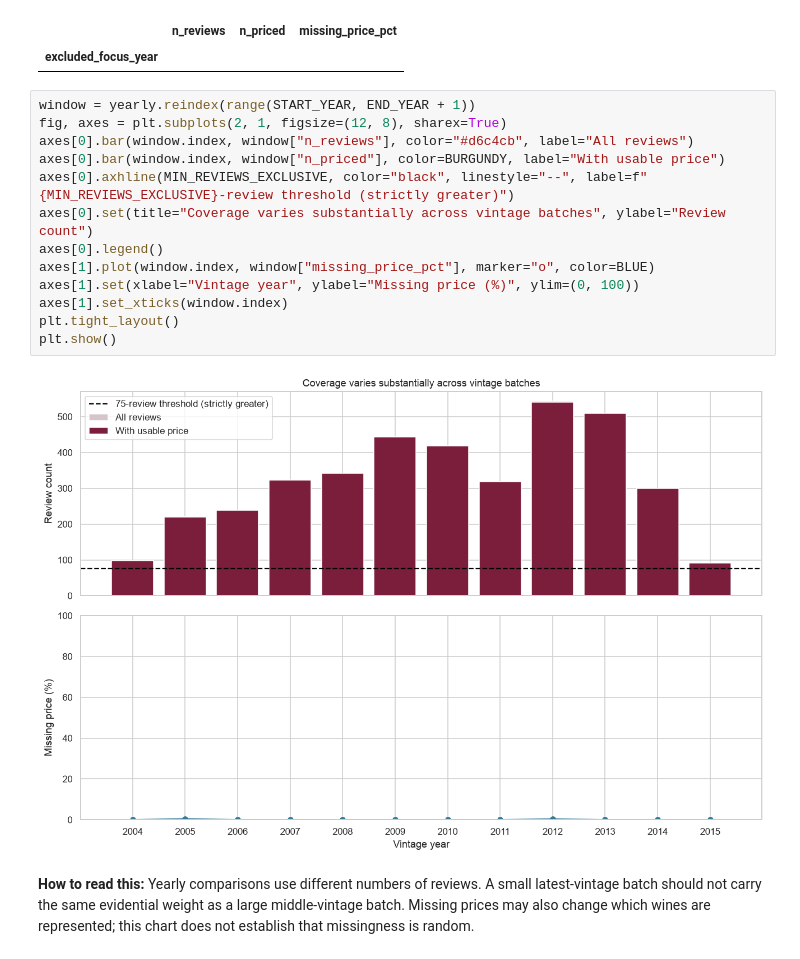
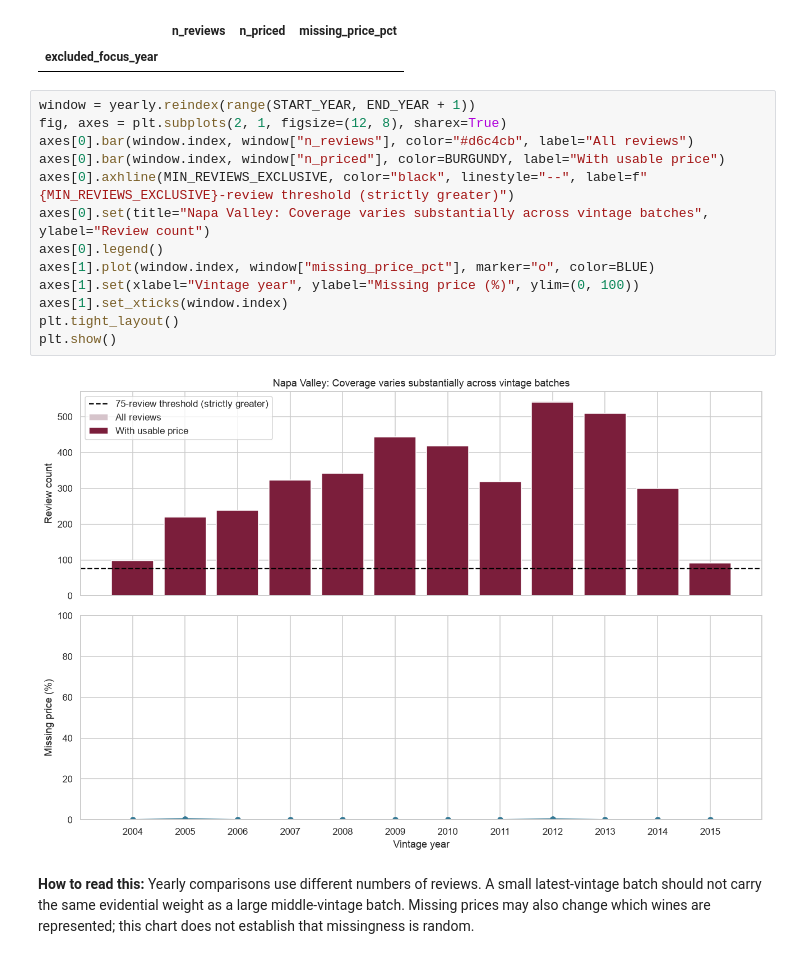
Before and after one commit to dylanhernandez1/DATA4401_Project3, a Jupyter notebook: Price_Kevin.ipynb, the cells around one changed output. Saved outputs shown, nothing was run; the diff lists cells and outputs as text.

Commit message:
visualizations + notebook cleanup

```diff
--- a/Price_Kevin.ipynb
+++ b/Price_Kevin.ipynb
@@ -187,17 +173,17 @@ Focus contains 3,843 priced reviews (93.0% of usable price/vintage rows).
 # %%
 window = yearly.reindex(range(START_YEAR, END_YEAR + 1))
 fig, axes = plt.subplots(2, 1, figsize=(12, 8), sharex=True)
 axes[0].bar(window.index, window["n_reviews"], color="#d6c4cb", label="All reviews")
 axes[0].bar(window.index, window["n_priced"], color=BURGUNDY, label="With usable price")
 axes[0].axhline(MIN_REVIEWS_EXCLUSIVE, color="black", linestyle="--", label=f"{MIN_REVIEWS_EXCLUSIVE}-review threshold (strictly greater)")
-axes[0].set(title="Coverage varies substantially across vintage batches", ylabel="Review count")
+axes[0].set(title="Napa Valley: Coverage varies substantially across vintage batches", ylabel="Review count")
 axes[0].legend()
 axes[1].plot(window.index, window["missing_price_pct"], marker="o", color=BLUE)
 axes[1].set(xlabel="Vintage year", ylabel="Missing price (%)", ylim=(0, 100))
 axes[1].set_xticks(window.index)
 plt.tight_layout()
 plt.show()
 # %% [output]
-[figure, old version]
+[figure, new version]
 # %% [markdown]
 **How to read this:** Yearly comparisons use different numbers of reviews. A small latest-vintage batch should not carry the same evidential weight as a large middle-vintage batch. Missing prices may also change which wines are represented; this chart does not establish that missingness is random.
```
Also changed, not shown: parts of 51 cells of this notebook.
